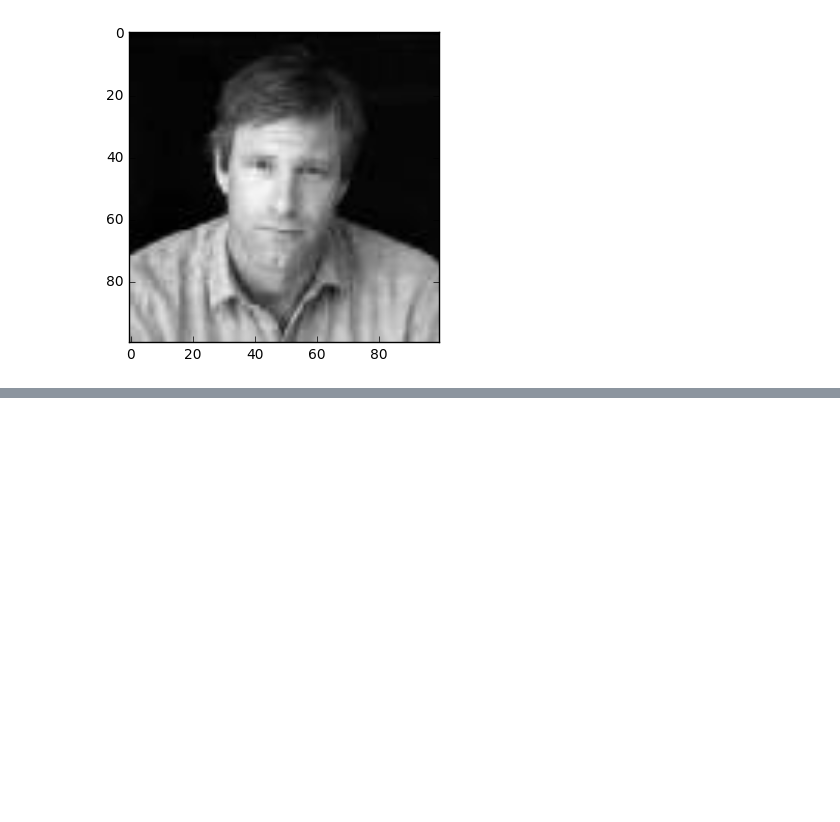
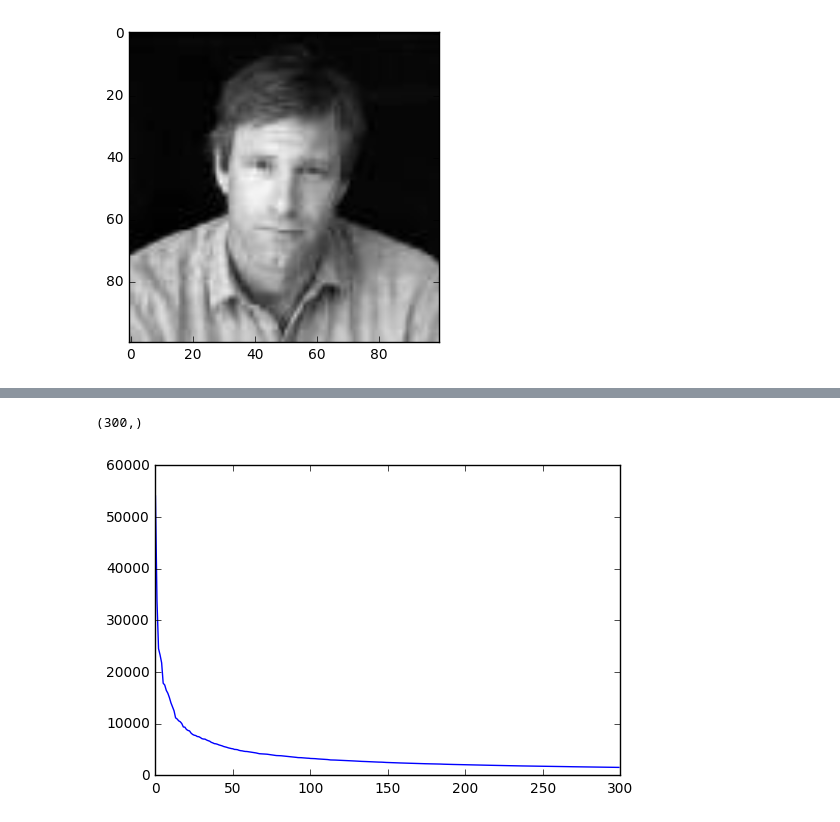
Before and after one commit to omarch7/Machine-Learning-with-Spark, a Jupyter notebook: Visualizing Data.ipynb, the cells around one changed output, grey strips where cells are left out. Cells and saved outputs as stored; diff of their text form; code cells hidden in the pictures; blank space fills up the shorter version.

```diff
--- a/Visualizing Face Data.ipynb
+++ b/Visualizing Data.ipynb
@@ -17,0 +42,8 @@ plt.show()
+# %%
+s = np.loadtxt("tmp/s.csv", delimiter=",")
+print(s.shape)
+plt.plot(s)
+plt.show()
+# %% [output]
+(300,)
+[figure, added]
```
Also changed, not shown: parts of 4 cells of this notebook, 1 other file.
